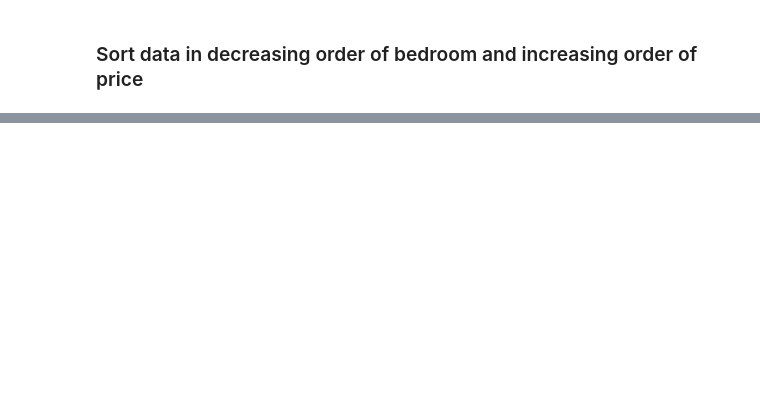
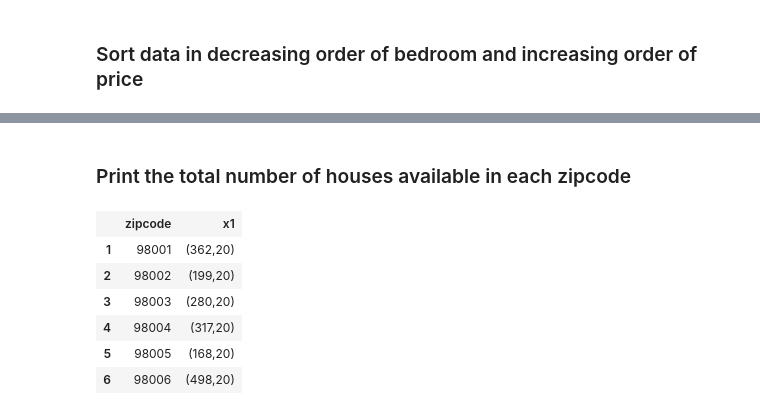
Before and after one commit to Jugaadu/Julia, a Jupyter notebook: DataFrames in Julia.ipynb, the cells around one changed output, grey strips where cells are left out. Cells and saved outputs as stored; diff of their text form; code cells hidden in the pictures; blank space fills up the shorter version.

```diff
--- a/DataFrames in Julia.ipynb
+++ b/DataFrames in Julia.ipynb
@@ -238,3 +238,16 @@ dual_sort_2 = sort(df,cols = [:bedrooms,:price],rev = [true,false])
 | 9 | 8823901445 | 20150313T000000 | 934000 | 9 | 3.0 | 2820 | 4480 | 2.0 | 0 | 0 | ... |
 | 10 | 9822700190 | 20140808T000000 | 1280000 | 9 | 4.5 | 3650 | 5000 | 2.0 | 0 | 0 | ... |
 | ⋮ | ⋮ | ⋮ | ⋮ | ⋮ | ⋮ | ⋮ | ⋮ | ⋮ | ⋮ | ⋮ | ... |
+# %% [markdown]
+### Print the total number of houses available in each zipcode
+# %%
+Size_by_Zip = by(df,:zipcode,size);
+head(Size_by_Zip)
+# %% [output]
+|  | zipcode | x1 |
+| 1 | 98001 | (362,20) |
+| 2 | 98002 | (199,20) |
+| 3 | 98003 | (280,20) |
+| 4 | 98004 | (317,20) |
+| 5 | 98005 | (168,20) |
+| 6 | 98006 | (498,20) |
```
Also changed, not shown: parts of 5 cells of this notebook.
